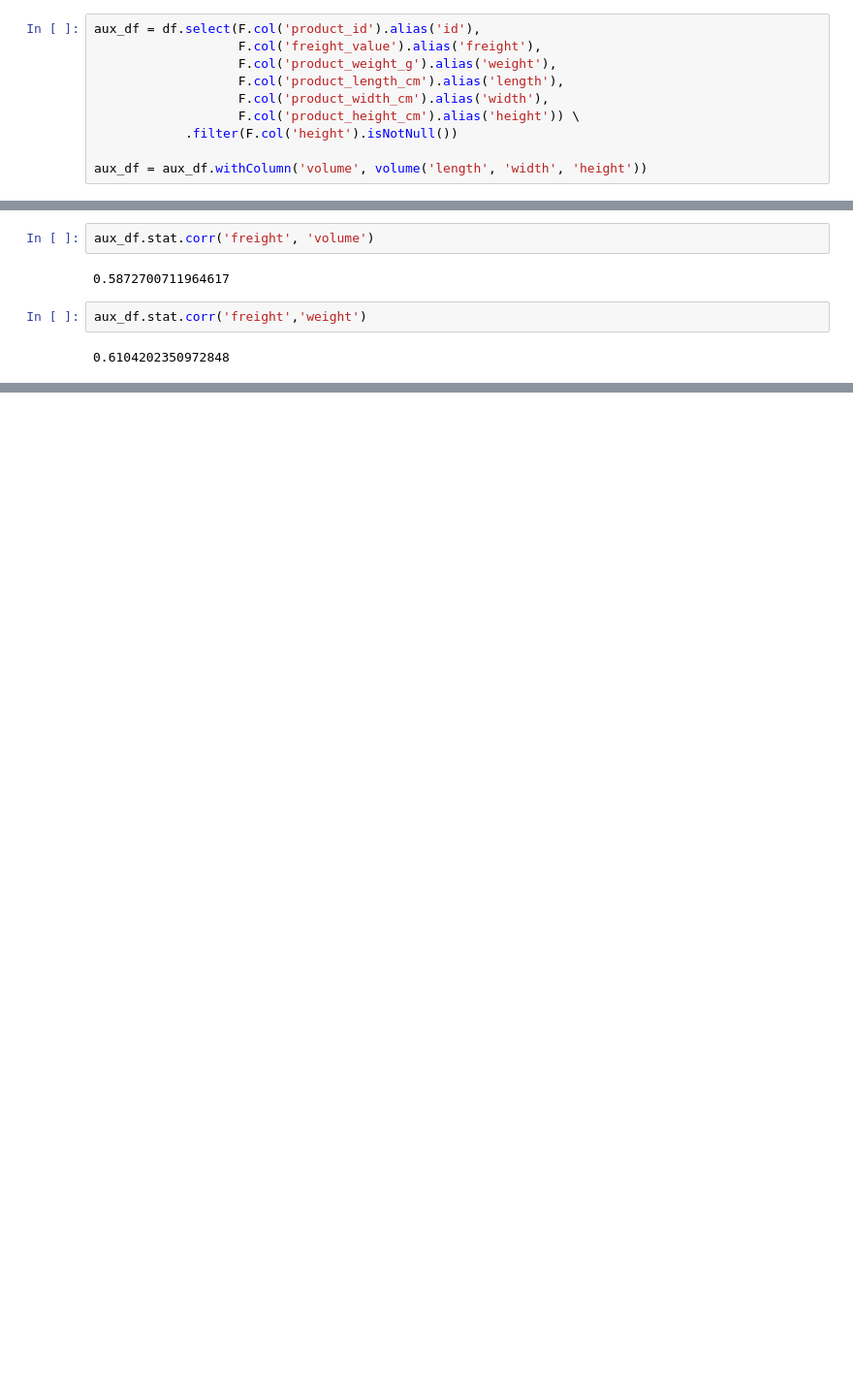
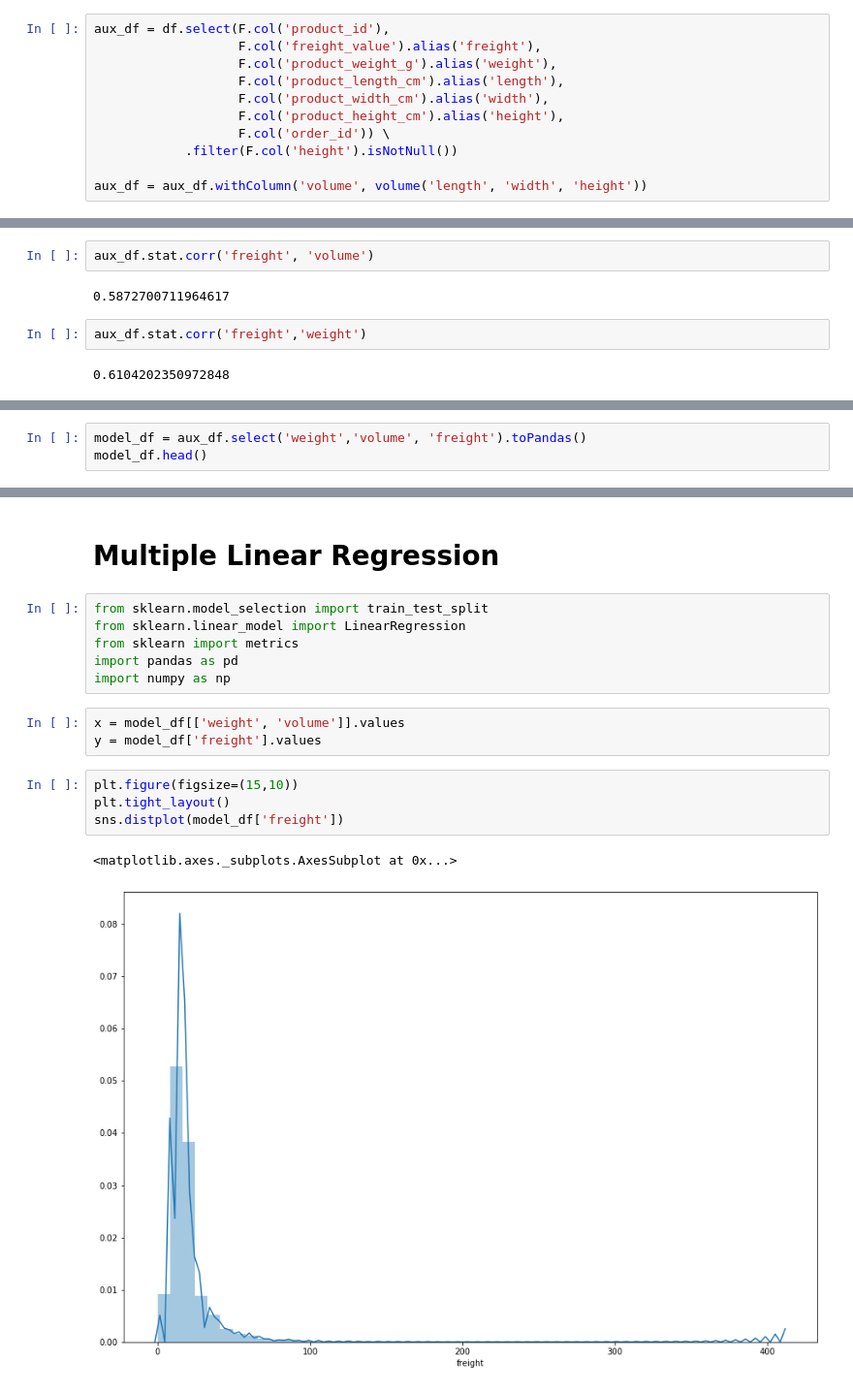
Before and after one commit to IuriSly/DnA-POC-olist, a Jupyter notebook: hypothesis_26.ipynb, the cells around one changed output, grey strips where cells are left out. Shown: that part at 97% size. Drawn from its saved outputs; the diff is of its cells as text; blank space fills up the shorter version.

Commit message:
predictive freight model finished

```diff
--- a/hypothesis_26.ipynb
+++ b/hypothesis_26.ipynb
@@ -61,12 +69,13 @@ df.limit(10).toPandas()
 # %%
 volume = F.udf(lambda x, y, z: float(x) * float(y) * float(z), T.DoubleType())
 # %%
-aux_df = df.select(F.col('product_id').alias('id'),
+aux_df = df.select(F.col('product_id'),
                    F.col('freight_value').alias('freight'),
                    F.col('product_weight_g').alias('weight'),
                    F.col('product_length_cm').alias('length'),
                    F.col('product_width_cm').alias('width'),
-                   F.col('product_height_cm').alias('height')) \
+                   F.col('product_height_cm').alias('height'),
+                   F.col('order_id')) \
             .filter(F.col('height').isNotNull())
 
 aux_df = aux_df.withColumn('volume', volume('length', 'width', 'height'))
@@ -100,0 +128,3 @@ aux_df.stat.corr('freight','weight')
+# %%
+model_df = aux_df.select('weight','volume', 'freight').toPandas()
+model_df.head()
@@ -100,0 +138,18 @@ aux_df.stat.corr('freight','weight')
+# %% [markdown]
+# Multiple Linear Regression
+# %%
+from sklearn.model_selection import train_test_split
+from sklearn.linear_model import LinearRegression
+from sklearn import metrics
+import pandas as pd
+import numpy as np
+# %%
+x = model_df[['weight', 'volume']].values
+y = model_df['freight'].values
+# %%
+plt.figure(figsize=(15,10))
+plt.tight_layout()
+sns.distplot(model_df['freight'])
+# %% [output]
+<matplotlib.axes._subplots.AxesSubplot at 0x...>
+[figure, added]
```
Also changed, not shown: parts of 12 cells of this notebook.
